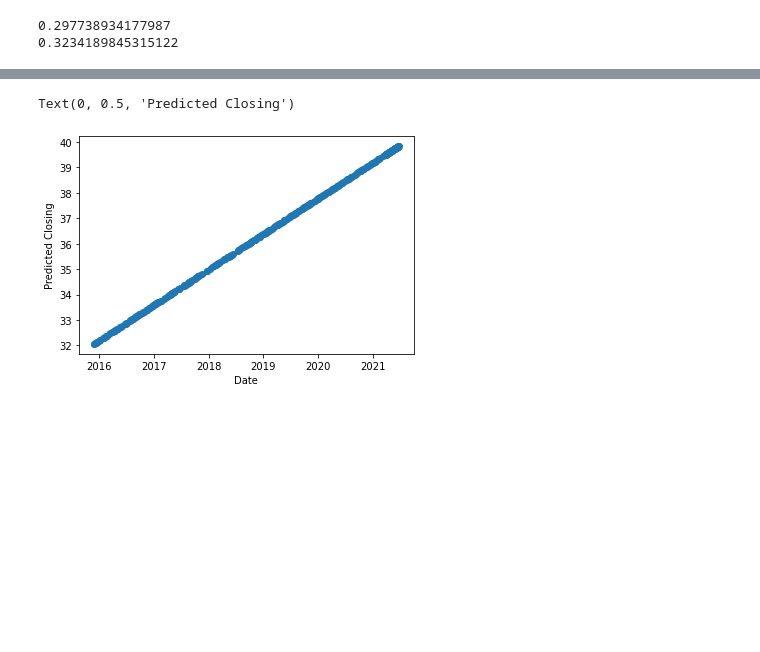
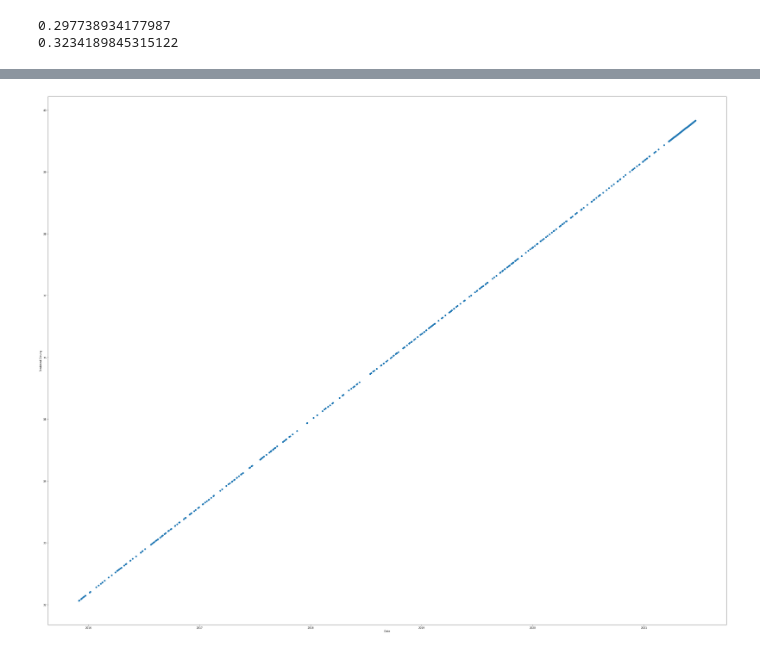
Before and after one commit to ahmadfarouk/FinalProject, a Jupyter notebook: notebook/StockAnalysisLogic.ipynb, the cells around one changed output, grey strips where cells are left out. Cells and saved outputs as stored; diff of their text form; code cells hidden in the pictures; blank space fills up the shorter version.

```diff
--- a/notebook/StockAnalysisLogic.ipynb
+++ b/notebook/StockAnalysisLogic.ipynb
@@ -339,9 +339,9 @@ array([34.48659741, 33.57504784, 32.52178679, 37.8302225 , 38.17492612,
 # %%
 plt.scatter(Date_Test, All_predictions)
 #plt.scatter(X_test, close_predictions)
 plt.xlabel("Date")
 plt.ylabel("Predicted Closing")
-plt.savefig("./DataOutput/L_LowPrice.png")
+plt.rcParams["figure.figsize"] = (70,40)
+plt.savefig("./DataOutput/LR_ClosePrice.png")
 # %% [output]
-Text(0, 0.5, 'Predicted Closing')
-[figure, old version]
+[figure, new version]
```
Also changed, not shown: 11 other files.
